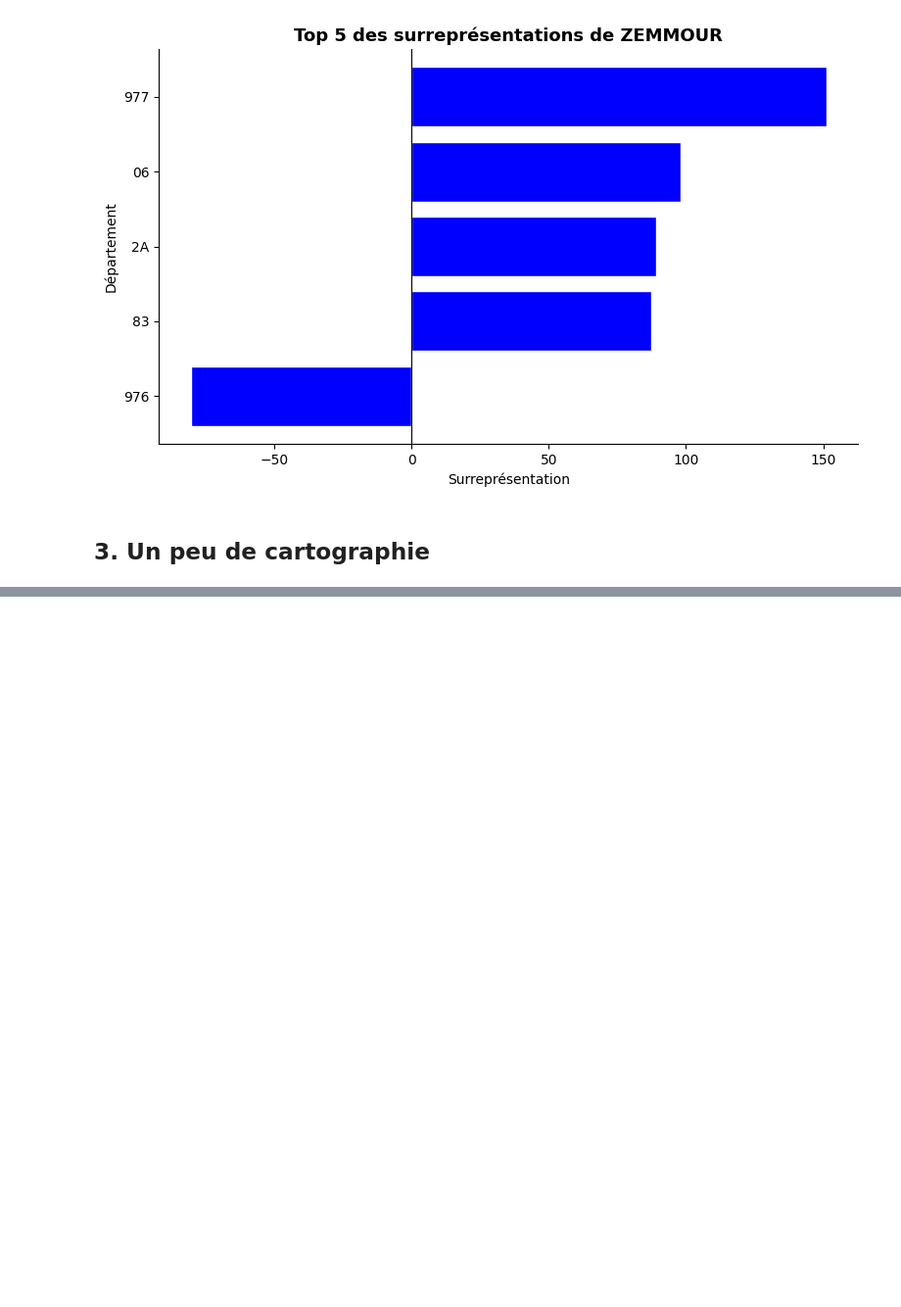
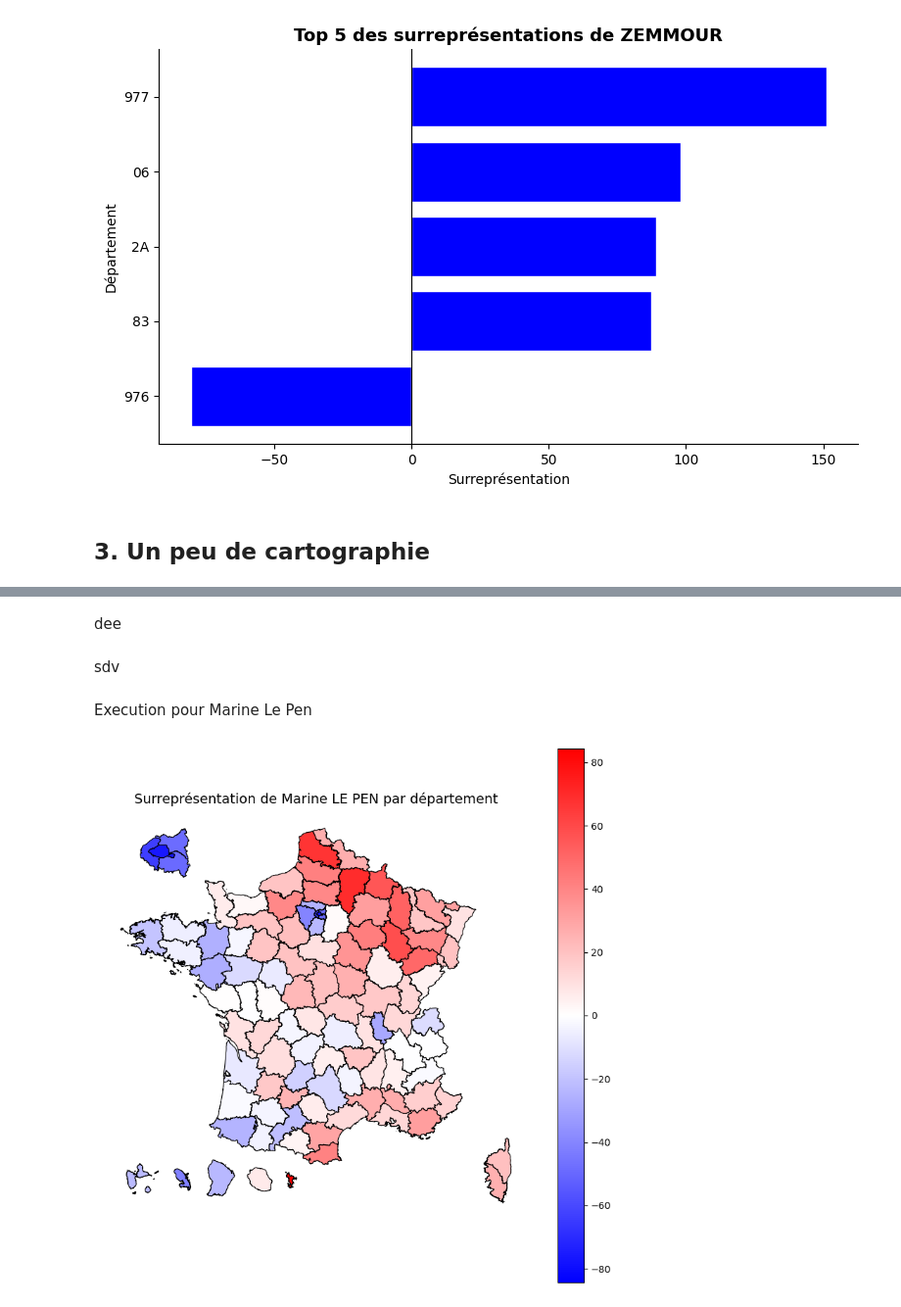
Before and after one commit to Laurine-ensai/evaluation_intermediaire_python_ds, a Jupyter notebook: reponses.ipynb, the cells around one changed output, grey strips where cells are left out. Shown at 98% size. Drawn from its saved outputs; the diff is of its cells as text; code cells hidden in the pictures; blank space fills up the shorter version.

```diff
--- a/reponses.ipynb
+++ b/reponses.ipynb
@@ -250,0 +274,11 @@ plot_surrepresentation(score_departements,'Éric ZEMMOUR')
+# %%
+from cartiflette import carti_download
+departement_borders = carti_download(
+ values = ["France"],
+ crs = 4326,
+ borders = "DEPARTEMENT",
+ vectorfile_format="geojson",
+ simplification=50,
+ filter_by="FRANCE_ENTIERE_DROM_RAPPROCHES",
+ source="EXPRESS-COG-CARTO-TERRITOIRE",
+ year=2022)
@@ -250,0 +308,11 @@ plot_surrepresentation(score_departements,'Éric ZEMMOUR')
+# %% [markdown]
+dee
+# %%
+def trouver_colonne_departement(gdf):
+    candidats = ["code_departement", "CODE_DEPT", "INSEE_DEP", "DEP", "id"]
+    for col in candidats:
+        if col in gdf.columns:
+            return col
+    raise ValueError("Impossible de trouver la colonne du code département dans le fond de carte.")
+# %% [markdown]
+sdv
@@ -250,0 +367,6 @@ plot_surrepresentation(score_departements,'Éric ZEMMOUR')
+# %% [markdown]
+Execution pour Marine Le Pen
+# %%
+carte_mlp = cartographier_candidat(score_departements, departement_borders, "Marine LE PEN")
+# %% [output]
+[figure, added]
```
Also changed, not shown: parts of 11 cells of this notebook, 1 other file.
